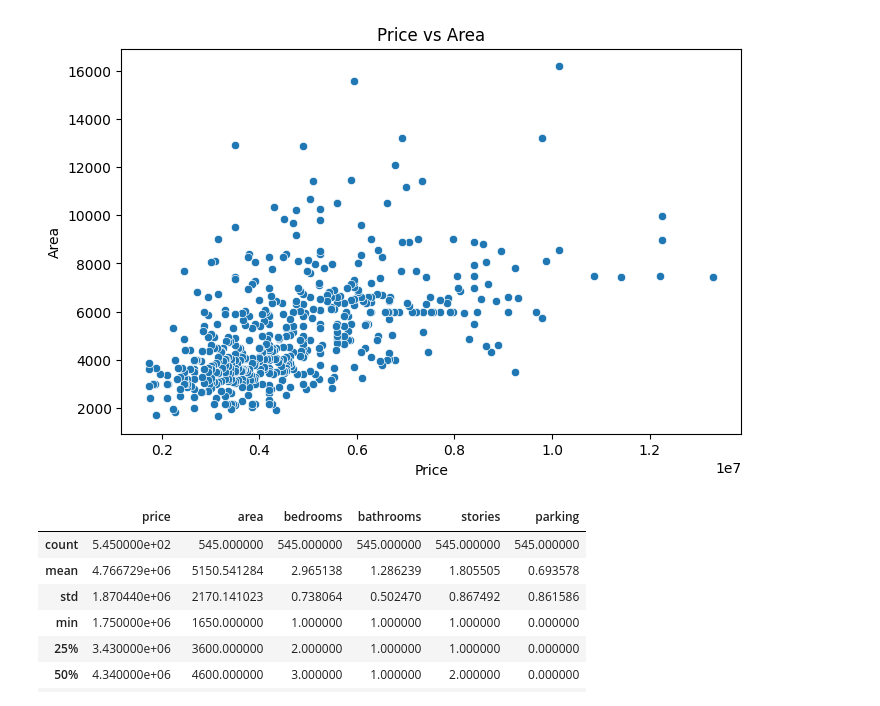
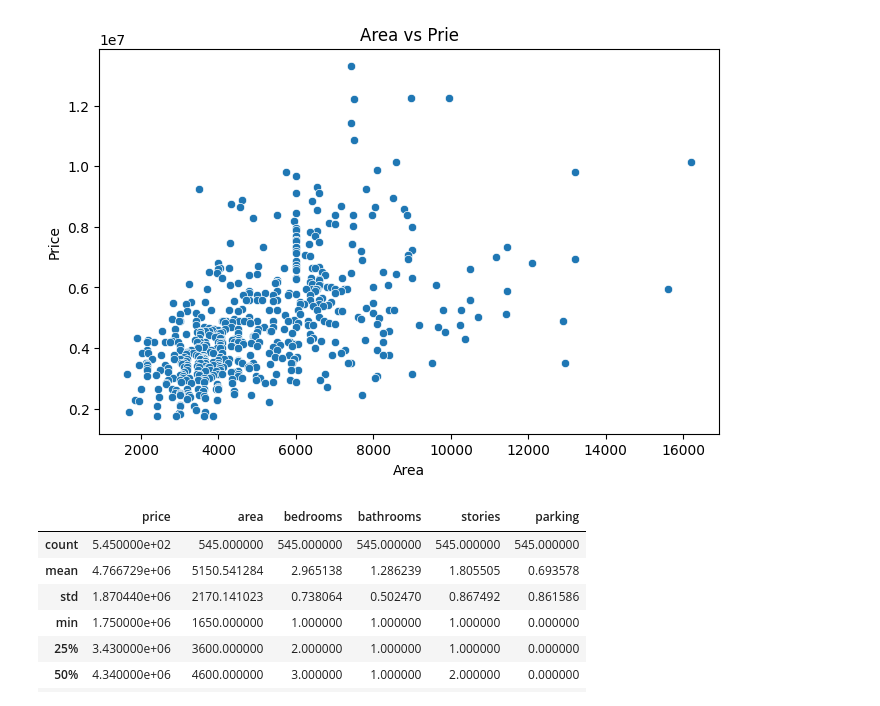
Before and after one commit to devdalloris/Homework-AI, a Jupyter notebook: lesson-3/homework/house_prices.ipynb, the cells around one changed output. Saved outputs shown, nothing was run; the diff lists cells and outputs as text; code cells hidden in the pictures.

```diff
--- a/lesson-3/homework/house_prices.ipynb
+++ b/lesson-3/homework/house_prices.ipynb
@@ -1,19 +1,19 @@
 # %%
 import pandas as pd
 import matplotlib.pyplot as plt
 import seaborn as sns
 
 data = pd.read_csv(r'G:\AI\AI\Homework AI\lesson-3\data\housing.csv')
 #1
-# Visualizing the relationship between TV advertising and sales
+# Visualizing the relationship between Area and Price
 plt.figure(figsize=(8, 5))
-sns.scatterplot(x='price', y='area', data=data)
-plt.title('Price vs Area')
-plt.xlabel('Price')
-plt.ylabel('Area')
+sns.scatterplot(x='area', y='price', data=data)
+plt.title('Area vs Prie')
+plt.xlabel('Area')
+plt.ylabel('Price')
 plt.show()
 # %% [output]
-[figure, old version]
+[figure, new version]
 # %%
 data.describe()
 # %% [output]
```
Also changed, not shown: parts of 1 cell of this notebook, 1 other file.
